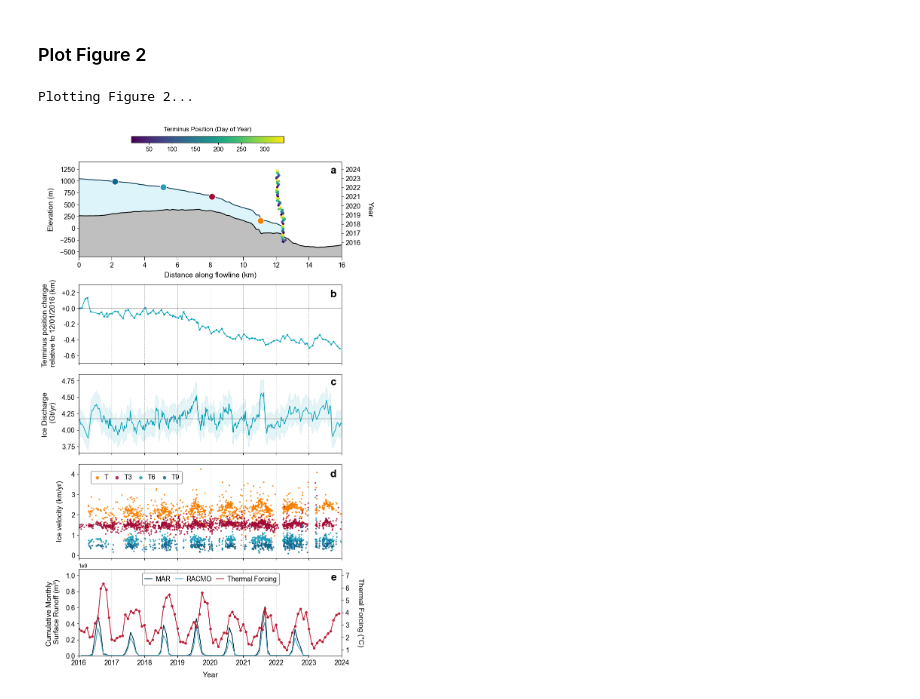
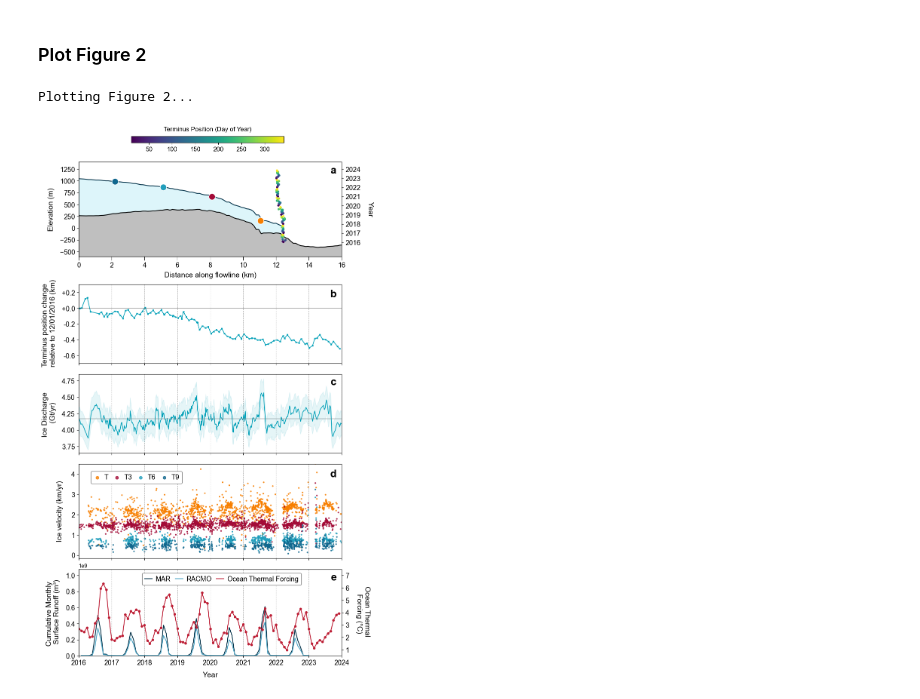
Before and after one commit to hannahpicton/koge_bugt_dynamics, a Jupyter notebook: code/Figure_2_Koge_Bugt_North.ipynb, the cells around one changed output. Saved outputs shown, nothing was run; the diff lists cells and outputs as text; code cells hidden in the pictures.

Commit message:
updated thermal forcing to ocean thermal forcing.

```diff
--- a/code/Figure_2_Koge_Bugt_North.ipynb
+++ b/code/Figure_2_Koge_Bugt_North.ipynb
@@ -216,33 +216,33 @@ ax5.text(0.98, 0.94, 'd', transform=ax5.transAxes, fontsize=20, fontweight='bold
 # Figure 2E - Surface Runoff and Ocean Thermal Forcing
 ax6 = fig.add_subplot(gs[5])
 ax6.plot(KBN_mar_cumulative_volume_monthly_sum.time, KBN_mar_cumulative_volume_monthly_sum, label='MAR', linewidth=1.5, color='#023047')
 ax6.plot(KBN_racmo_cumulative_volume_monthly_sum.time, KBN_racmo_cumulative_volume_monthly_sum, label='RACMO', linewidth=1.5, color='#4ba3c3')
 ax6.set_ylabel('Cumulative Monthly \n Surface Runoff (m³)', labelpad=10, fontsize=14)
 ax6.grid(axis='x', linestyle='--', alpha=0.9)
 ax6.set_ylim(0, 1075000000)
 ax6.set_xlim(pd.to_datetime('2016-01-01'), pd.to_datetime('2024-01-01'))
 ax6.text(0.98, 0.96, 'e', transform=ax6.transAxes, fontsize=20, fontweight='bold', va='top', ha='right')
 ax6.tick_params(axis='y', labelsize=13)
 ax6.tick_params(axis='x', labelsize=13)
 ax6.set_xlabel('Year', labelpad=10, fontsize=14)
 
 ax6_twin = ax6.twinx()
-ax6_twin.plot(data['time'], thermal_forcing_100m, label='Thermal Forcing', color='#bd1f36', linewidth=1.5)
+ax6_twin.plot(data['time'], thermal_forcing_100m, label='Ocean Thermal Forcing', color='#bd1f36', linewidth=1.5, )
 ax6_twin.scatter(data['time'], thermal_forcing_100m, color='#bd1f36', s=15)
-ax6_twin.set_ylabel('Thermal Forcing (°C)', rotation=270, labelpad=28, fontsize=14)
+ax6_twin.set_ylabel('Ocean Thermal \n Forcing (°C)', rotation=270, labelpad=40, fontsize=14)
 ax6_twin.tick_params(axis='y', labelsize=13)
 ax6_twin.set_ylim(0.5, 7.5)
 ax6_twin.set_yticks(range(1, 8))
 
 handles1, labels1 = ax6.get_legend_handles_labels()
 handles2, labels2 = ax6_twin.get_legend_handles_labels()
 ax6.legend(handles1 + handles2, labels1 + labels2, loc='upper left', bbox_to_anchor=(0.22, 1.02), ncol=3, frameon=True, framealpha=1, fontsize=13, markerscale=2.2, columnspacing=0.7, handletextpad=0.5, fancybox=True, borderaxespad=0.8, edgecolor='gray', handlelength=1.1)
 
 # Save and print the figure
 fig.add_subplot(gs[1]).axis('off')
 plt.subplots_adjust(hspace=0.15)
 plt.savefig('R:/KOGE_BUGT/github/figures/Figure_2_Koge_Bugt_North.png', dpi=300, bbox_inches='tight')
 plt.show()
 # %% [output]
 Plotting Figure 2...
-[figure, old version]
+[figure, new version]
```
Also changed, not shown: 1 other file.
